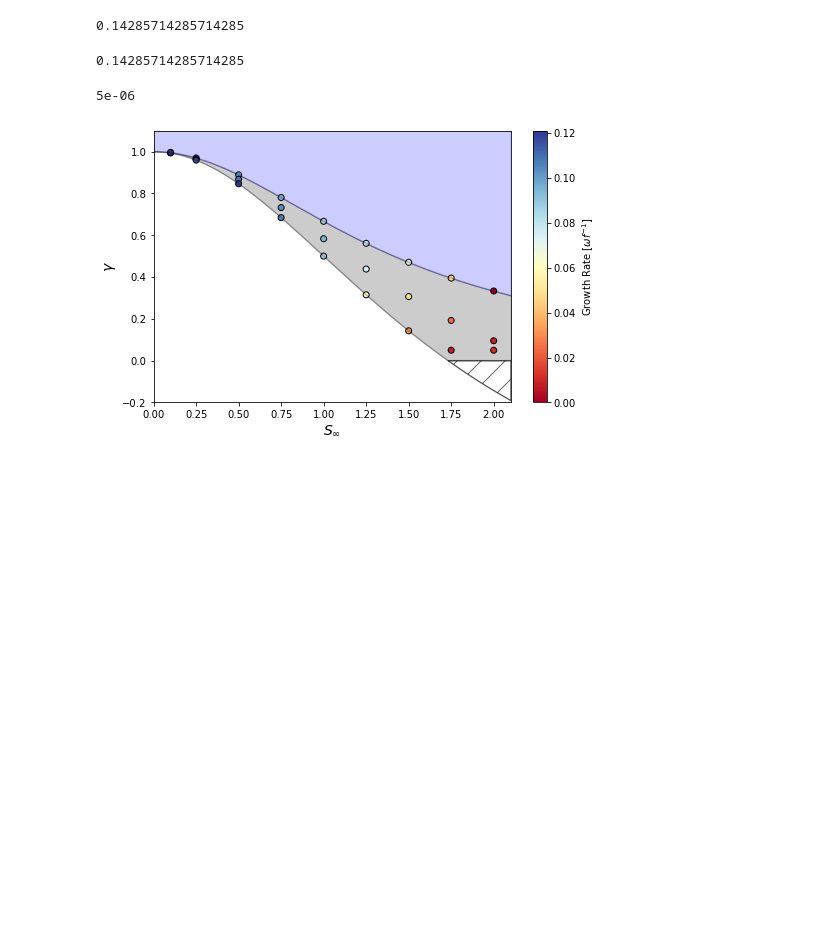
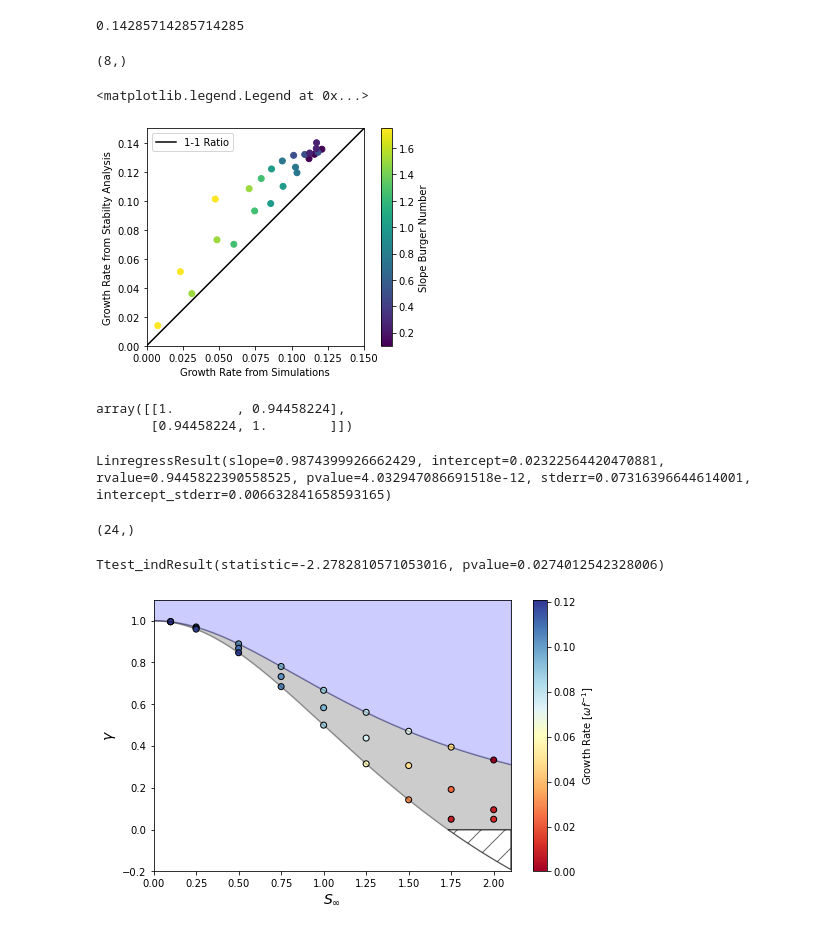
Before and after one commit to loganpknudsen/BottomBoundaryLayer, a Jupyter notebook: stability_regions.ipynb, the cells around one changed output. Drawn from its saved outputs; the diff is of its cells as text; code cells hidden in the pictures; blank space fills up the shorter version.

```diff
--- a/stability_regions.ipynb
+++ b/stability_regions.ipynb
@@ -63,9 +63,5 @@ gamma_upper_limit(1.5,deltafix)
  (gamma_lower_limit(1.5,deltafix)+ gamma_lower_limit(1.5,deltafix))/2
 # %% [output]
 0.14285714285714285
-# %%
-gamma_lower_limit(1.5,deltafix)
-# %% [output]
-0.14285714285714285
 # %%
 Sinflist = [0.1,0.1,0.1,0.5,0.5,0.5,1.0,1.0,1.0,1.5,1.5,1.5,2.0,2.0,2.0,0.25,0.25,0.25,0.75,0.75,0.75,1.25,1.25,1.25,1.75,1.75,1.75]
@@ -89,3 +86,7 @@ gammalist = [ gamma_upper_limit(0.1,deltafix), (gamma_upper_limit(0.1,deltafix)+
                 0.05]
 growth_rates = np.array([0.2241,0.2318,0.2419,0.2029,0.2182,0.2365,0.1724,0.1883,0.1713,0.1415,0.09712,0.06245,
                     -1,0.01693,0.02195,0.2250,0.2341,0.2345,0.1873,0.2055,0.2075,0.1582,0.1491,0.1204,0.09481,0.04663,0.01544])
+# %%
+np.shape(cl_growth_rates)
+# %% [output]
+(8,)
@@ -92,7 +96,43 @@ growth_rates = np.array([0.2241,0.2318,0.2419,0.2029,0.2182,0.2365,0.1724,0.1883
 # %%
-1e-5*(1-gamma_lower_limit(1,deltafix))
+cl_growth_rates = np.delete(growth_rates/2,[12,13,14])
+stb_growth_rates = np.array([0.1291,0.1321,0.1356,
+                             0.1314,0.1320,0.1335,
+                             0.1220,0.1100,0.09813,
+                             0.1084,0.07312,0.03600,
+                             0.1330,0.1361,0.1401,
+                             0.1275,0.1232,0.1194,
+                             0.1154,0.09304,0.07004,
+                             0.1012,0.05113,0.01389])
+plt.scatter(cl_growth_rates,stb_growth_rates,c=np.delete(Sinflist,[12,13,14]))
+plt.plot(np.arange(0,0.16,0.01),np.arange(0,0.16,0.01),color="k",label="1-1 Ratio")
+plt.gca().set_aspect("equal")
+plt.xlim([0,0.15])
+plt.ylim([0,0.15])
+plt.xlabel("Growth Rate from Simulations")
+plt.ylabel("Growth Rate from Stabilty Analysis")
+plt.colorbar(label="Slope Burger Number")
+plt.legend()
 # %% [output]
-5e-06
+<matplotlib.legend.Legend at 0x...>
+[figure, added]
+# %%
+np.corrcoef(cl_growth_rates,stb_growth_rates)
+# %% [output]
+array([[1.        , 0.94458224],
+       [0.94458224, 1.        ]])
+# %%
+sc.linregress(cl_growth_rates,stb_growth_rates)
+# %% [output]
+LinregressResult(slope=0.9874399926662429, intercept=0.02322564420470881, rvalue=0.9445822390558525, pvalue=4.032947086691518e-12, stderr=0.07316396644614001, intercept_stderr=0.006632841658593165)
+# %%
+np.shape(stb_growth_rates)
+# %% [output]
+(24,)
+# %%
+sc.pearsonr(cl_growth_rates,stb_growth_rates)
+sc.ttest_ind(cl_growth_rates,stb_growth_rates)
+# %% [output]
+Ttest_indResult(statistic=-2.2782810571053016, pvalue=0.0274012542328006)
 # %%
 plt.figure(figsize=(8,5))
 plt.fill_between(Sinf,gd,gamma_upper_limit(Sinf,deltafix),color="k",alpha=0.2)
```
Also changed, not shown: parts of 3 cells of this notebook.
